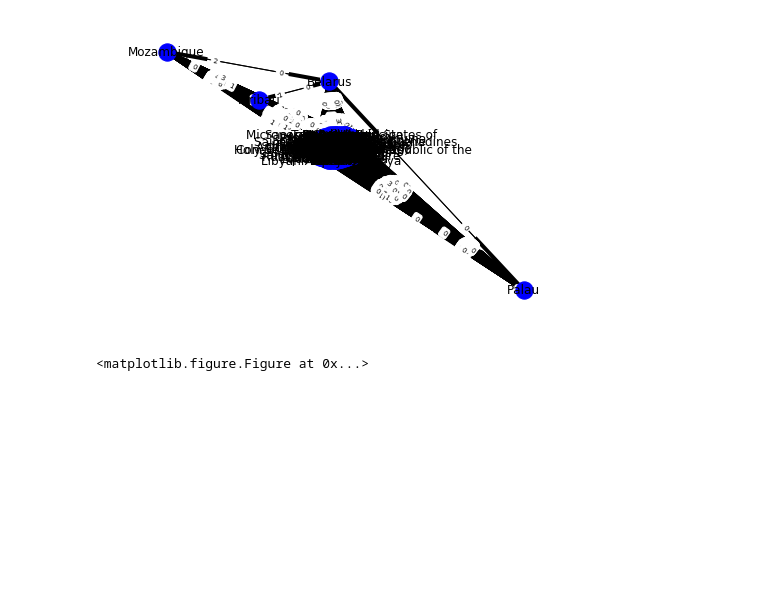
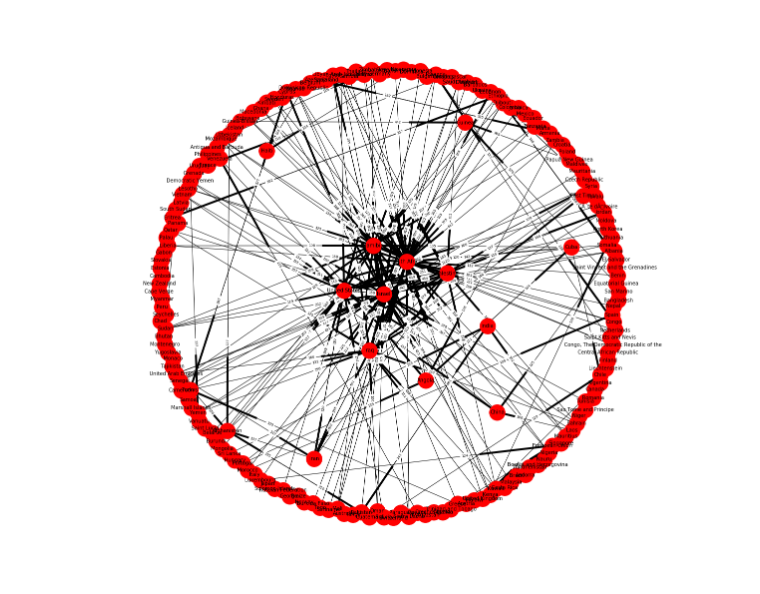
Before and after one commit to khummel01/DS320, a Jupyter notebook: matrix.ipynb, the cells around one changed output. Saved outputs shown, nothing was run; the diff lists cells and outputs as text; code cells hidden in the pictures; blank space fills up the shorter version.

Commit message:
updated graph 9/19

```diff
--- a/matrix.ipynb
+++ b/matrix.ipynb
@@ -38,18 +38,19 @@ import matplotlib.pyplot as plt
 # %%
 g = nx.MultiDiGraph()
 
 for key in matrix:
-    g.add_node(key)
     othersMentioned = matrix.get(key)
     for country in othersMentioned:
-        g.add_edge(key,country,length=othersMentioned[country])
+        if othersMentioned[country] > 100:
+            g.add_edge(key,country,length=othersMentioned[country])
 
-pos = nx.spring_layout(g,scale=100)
-nx.draw(g,pos,node_color='b',with_labels = True)
+gfig,gax = plt.subplots(figsize=(20,20))
+pos = nx.spring_layout(g,k=.3,scale=8.0,center=(0,0))
+
 edge_labels = dict([((u,v,),d['length']) for u,v,d in g.edges(data=True)])
 nx.draw_networkx_edge_labels(g,pos,edge_labels=edge_labels,label_pos=0.3,font_size= 7)
-plt.figure(num=None, figsize=(20,20), dpi=1500)
+nx.draw(g,pos,ax=gax,node_size=1000,with_labels=True,font_size=10)
+
 plt.show()
 # %% [output]
-[figure, old version]
+[figure, new version]
-<matplotlib.figure.Figure at 0x...>
```
Also changed, not shown: parts of 2 cells of this notebook.
